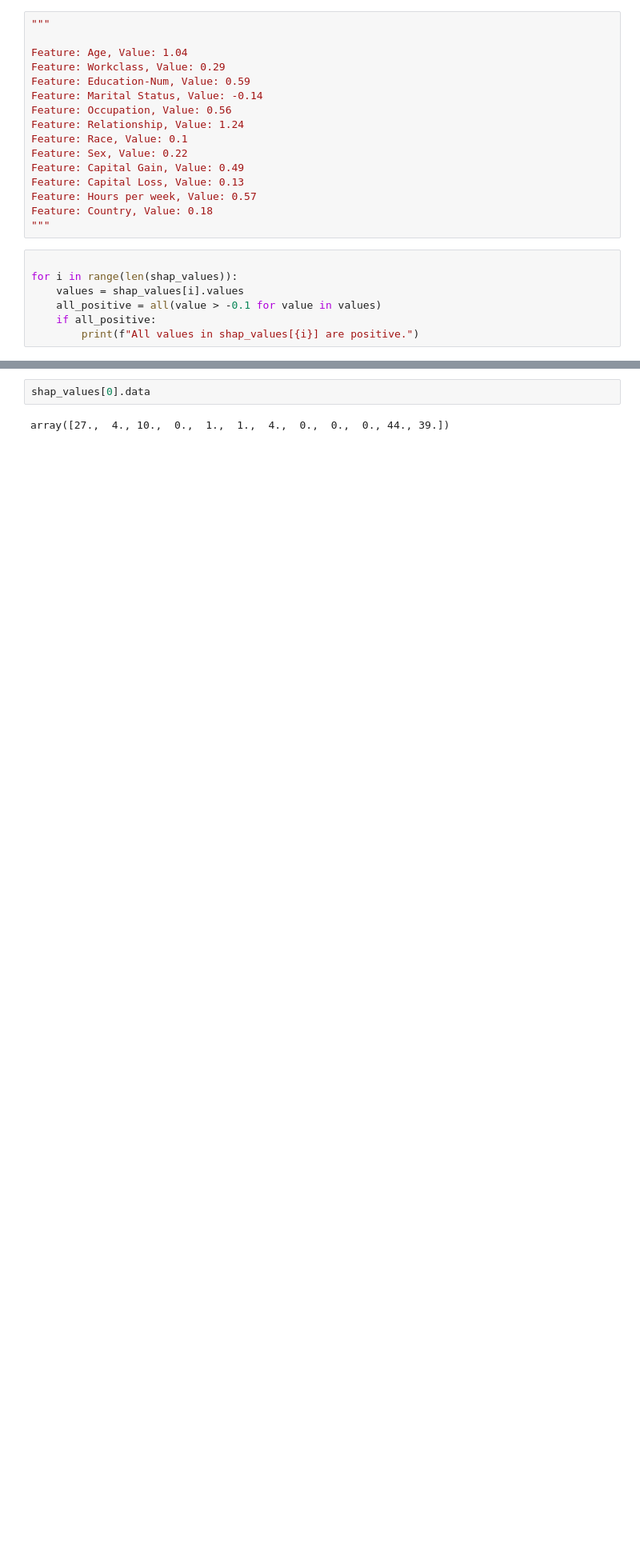
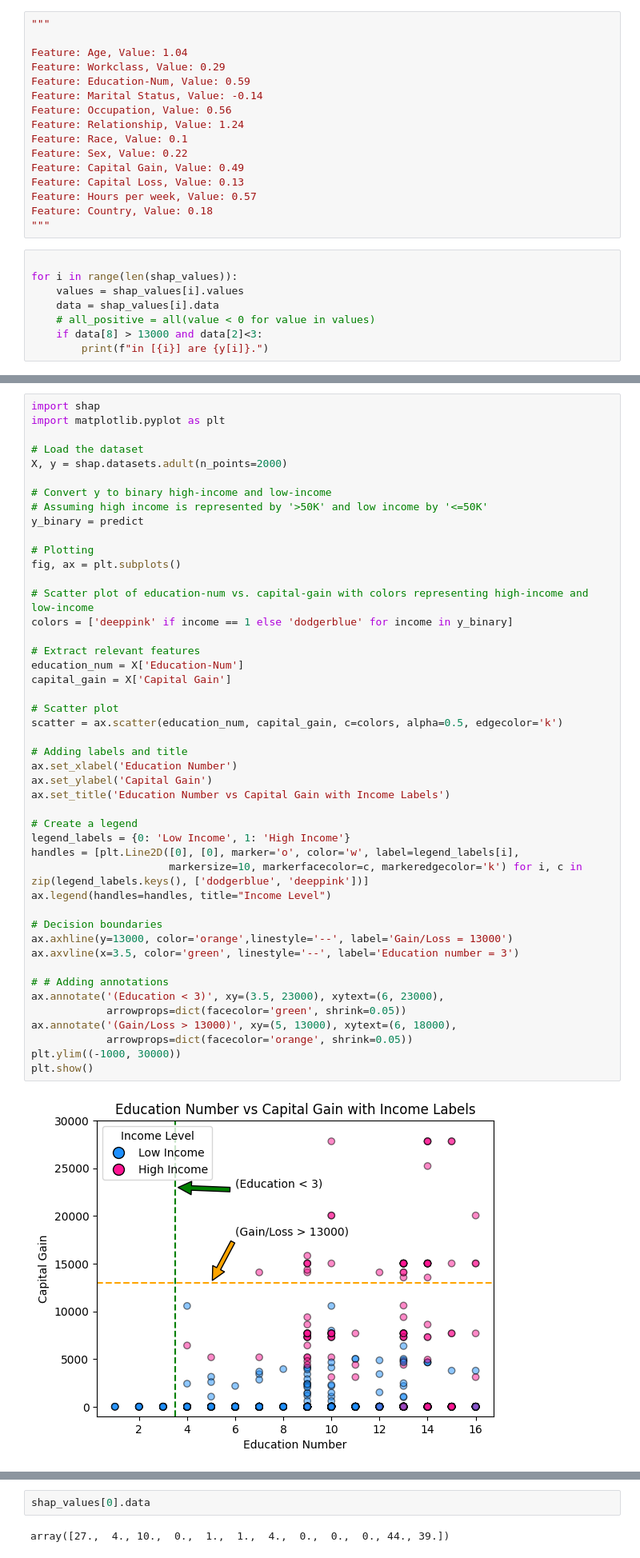
Before and after one commit to Yvonnefanf/ChartCaption, a Jupyter notebook: Data/XAI_outputs/SHAP.ipynb, the cells around one changed output, grey strips where cells are left out. Shown at 80% size. Drawn from its saved outputs; the diff is of its cells as text; blank space fills up the shorter version.

```diff
--- a/Data/XAI_outputs/SHAP.ipynb
+++ b/Data/XAI_outputs/SHAP.ipynb
@@ -53,6 +104,7 @@ Feature: Country, Value: 0.18
 
 for i in range(len(shap_values)):
     values = shap_values[i].values
-    all_positive = all(value > -0.1 for value in values)
-    if all_positive:
-        print(f"All values in shap_values[{i}] are positive.")
+    data = shap_values[i].data
+    # all_positive = all(value < 0 for value in values)
+    if data[8] > 13000 and data[2]<3:
+        print(f"in [{i}] are {y[i]}.")
@@ -80,0 +180,48 @@ shap.plots.bar(shap_values[190])
+# %%
+import shap
+import matplotlib.pyplot as plt
+
+# Load the dataset
+X, y = shap.datasets.adult(n_points=2000)
+
+# Convert y to binary high-income and low-income
+# Assuming high income is represented by '>50K' and low income by '<=50K'
+y_binary = predict
+
+# Plotting
+fig, ax = plt.subplots()
+
+# Scatter plot of education-num vs. capital-gain with colors representing high-income and low-income
+colors = ['deeppink' if income == 1 else 'dodgerblue' for income in y_binary]
+
+# Extract relevant features
+education_num = X['Education-Num']
+capital_gain = X['Capital Gain']
+
+# Scatter plot
+scatter = ax.scatter(education_num, capital_gain, c=colors, alpha=0.5, edgecolor='k')
+
+# Adding labels and title
+ax.set_xlabel('Education Number')
+ax.set_ylabel('Capital Gain')
+ax.set_title('Education Number vs Capital Gain with Income Labels')
+
+# Create a legend
+legend_labels = {0: 'Low Income', 1: 'High Income'}
+handles = [plt.Line2D([0], [0], marker='o', color='w', label=legend_labels[i],
+                      markersize=10, markerfacecolor=c, markeredgecolor='k') for i, c in zip(legend_labels.keys(), ['dodgerblue', 'deeppink'])]
+ax.legend(handles=handles, title="Income Level")
+
+# Decision boundaries
+ax.axhline(y=13000, color='orange',linestyle='--', label='Gain/Loss = 13000')
+ax.axvline(x=3.5, color='green', linestyle='--', label='Education number = 3')
+
+# # Adding annotations
+ax.annotate('(Education < 3)', xy=(3.5, 23000), xytext=(6, 23000),
+            arrowprops=dict(facecolor='green', shrink=0.05))
+ax.annotate('(Gain/Loss > 13000)', xy=(5, 13000), xytext=(6, 18000),
+            arrowprops=dict(facecolor='orange', shrink=0.05))
+plt.ylim((-1000, 30000))
+plt.show()
+# %% [output]
+[figure, added]
```
Also changed, not shown: parts of 16 cells of this notebook.
